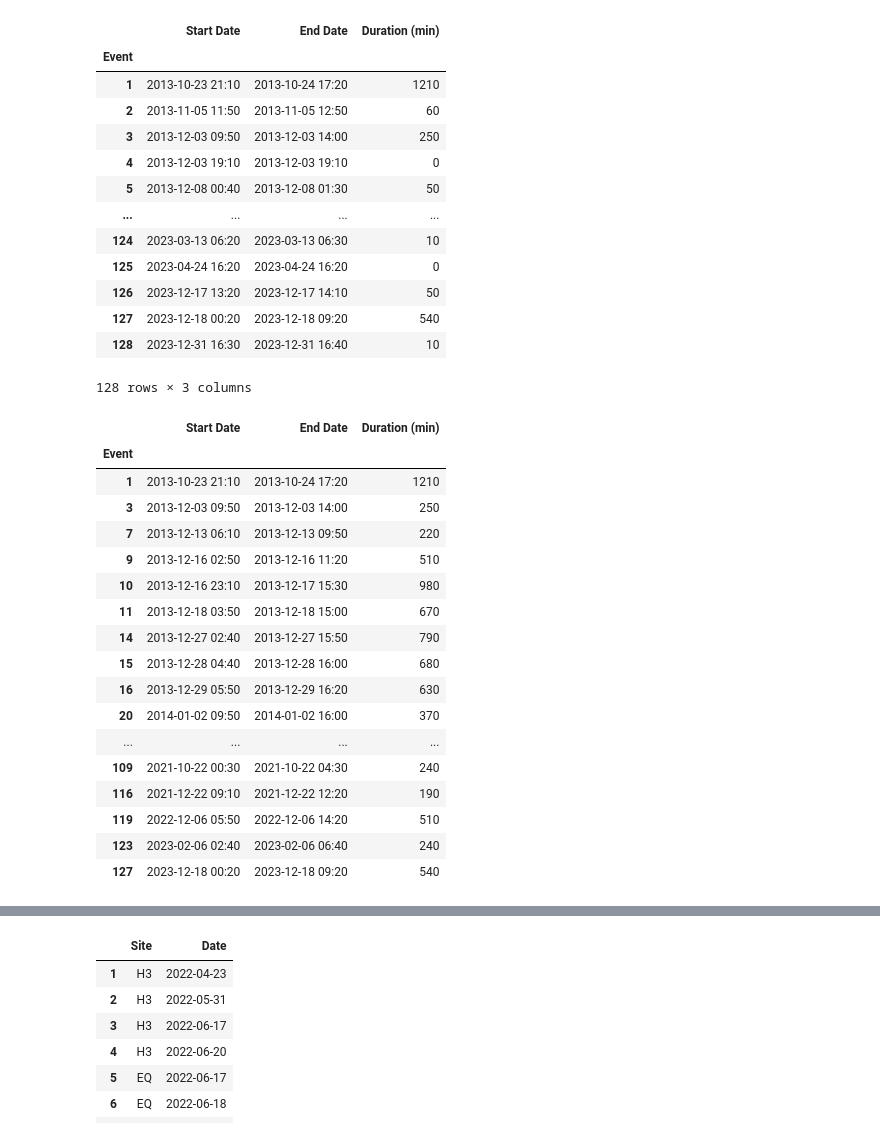
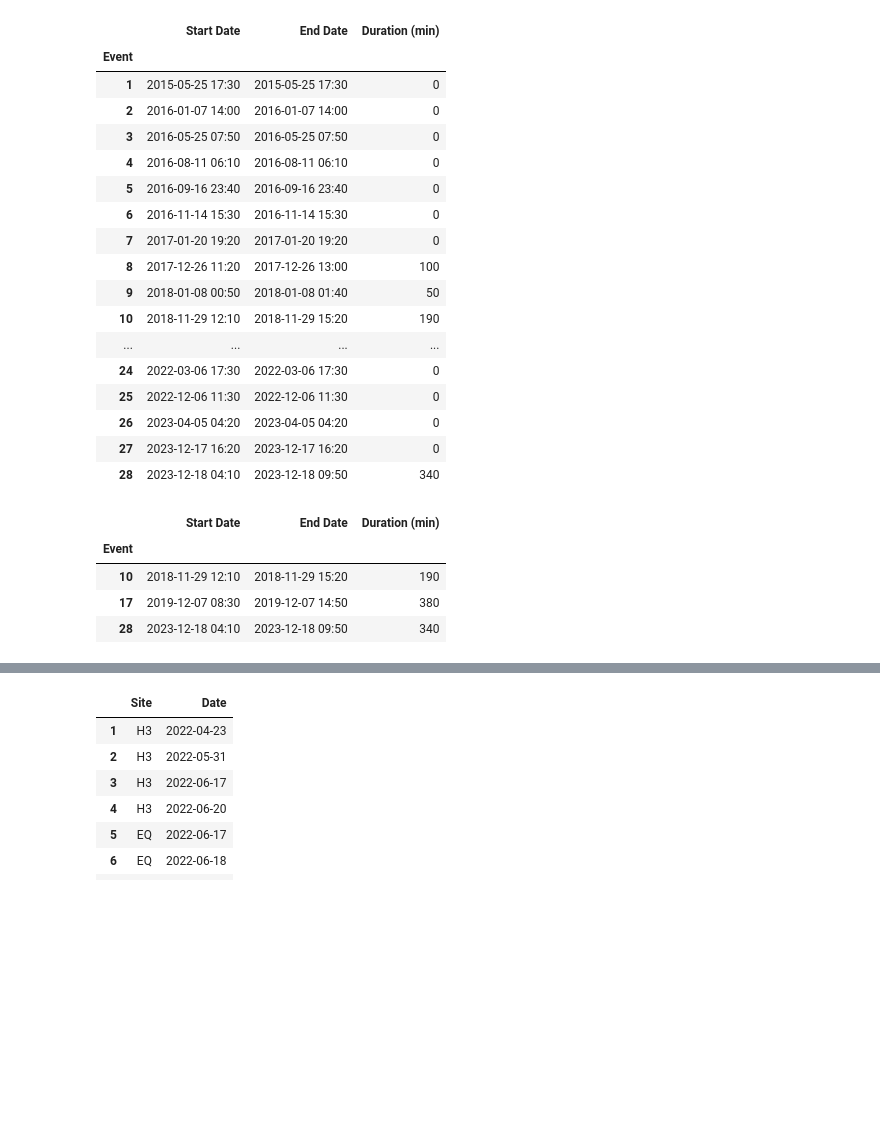
Before and after one commit to Bingham-Research-Center/gsl-dust, a Jupyter notebook: visibility.ipynb, the cells around one changed output, grey strips where cells are left out. Saved outputs shown, nothing was run; the diff lists cells and outputs as text; code cells hidden in the pictures; blank space fills up the shorter version.

```diff
--- a/visibility.ipynb
+++ b/visibility.ipynb
@@ -180,7 +181,7 @@ end_date = datetime.datetime(2024,1,1,0,0,0)
 stids_aq = {'Bountiful': 'QBV', 'Hawthorne': 'QHW', 'Weber': 'QHV'}
 
 # Now list the closest stid to each location that has visibility data
-stids_vis = {'Bountiful': 'UTLGP', 'Hawthorne': 'UTSUG', 'Weber': 'UTFRW'}
+stids_vis = {'Bountiful': 'UTLGP', 'Hawthorne': 'UT20', 'Weber': 'UTFRW'}
 
 vrbls = ["visibility",]
 
@@ -198,8 +199,9 @@ for loc, stid in stids_vis.items():
     stid_dict[loc] = _df
 
 # for sake of debugging
-# site = "Hawthorne"
-site = "Bountiful"
+site = "Hawthorne"
+# site = "Bountiful"
+# site = "Weber"
 
 stid = stids_vis[site]
 stid_df = stid_dict[site].copy(deep=True)
@@ -224,9 +226,8 @@ stid_df
 # %%
-# Now let's detect a "dust event" using the NWS definition of visibility < 400m for 3 hours
-# We can do this by creating a new column that is True if visibility < 400m
-# Visibility is in miles! So 400m = 0.248548 miles
-# TODO consider doing for quarter and half mile?
-viz_miles = 0.248548
+# Now let's detect a "dust event" using the NWS definition of visibility < 0.25 miles (402m) for 3 hours
+# We can do this by creating a new column that is True if visibility < 402m
+
+viz_miles = 0.25
 # viz_miles = 0.5
 stid_df['dust_threshold'] = stid_df['visibility'] < viz_miles
 
@@ -308,39 +309,31 @@ events_df
 # %% [output]
 |  | Start Date | End Date | Duration (min) |
 | Event |  |  |  |
-| 1 | 2013-10-23 21:10 | 2013-10-24 17:20 | 1210 |
-| 2 | 2013-11-05 11:50 | 2013-11-05 12:50 | 60 |
-| 3 | 2013-12-03 09:50 | 2013-12-03 14:00 | 250 |
-| 4 | 2013-12-03 19:10 | 2013-12-03 19:10 | 0 |
-| 5 | 2013-12-08 00:40 | 2013-12-08 01:30 | 50 |
+| 1 | 2015-05-25 17:30 | 2015-05-25 17:30 | 0 |
+| 2 | 2016-01-07 14:00 | 2016-01-07 14:00 | 0 |
+| 3 | 2016-05-25 07:50 | 2016-05-25 07:50 | 0 |
+| 4 | 2016-08-11 06:10 | 2016-08-11 06:10 | 0 |
+| 5 | 2016-09-16 23:40 | 2016-09-16 23:40 | 0 |
+| 6 | 2016-11-14 15:30 | 2016-11-14 15:30 | 0 |
+| 7 | 2017-01-20 19:20 | 2017-01-20 19:20 | 0 |
+| 8 | 2017-12-26 11:20 | 2017-12-26 13:00 | 100 |
+| 9 | 2018-01-08 00:50 | 2018-01-08 01:40 | 50 |
+| 10 | 2018-11-29 12:10 | 2018-11-29 15:20 | 190 |
 | ... | ... | ... | ... |
-| 124 | 2023-03-13 06:20 | 2023-03-13 06:30 | 10 |
-| 125 | 2023-04-24 16:20 | 2023-04-24 16:20 | 0 |
-| 126 | 2023-12-17 13:20 | 2023-12-17 14:10 | 50 |
-| 127 | 2023-12-18 00:20 | 2023-12-18 09:20 | 540 |
-| 128 | 2023-12-31 16:30 | 2023-12-31 16:40 | 10 |
+| 24 | 2022-03-06 17:30 | 2022-03-06 17:30 | 0 |
+| 25 | 2022-12-06 11:30 | 2022-12-06 11:30 | 0 |
+| 26 | 2023-04-05 04:20 | 2023-04-05 04:20 | 0 |
+| 27 | 2023-12-17 16:20 | 2023-12-17 16:20 | 0 |
+| 28 | 2023-12-18 04:10 | 2023-12-18 09:50 | 340 |
-128 rows × 3 columns
 # %%
 # Now subset to find only those cases where duration exceeds 180 min
-events_df[events_df["Duration (min)"] > 180]
+dust_events_df = events_df[events_df["Duration (min)"] > 180]
+dust_events_df
 # %% [output]
 |  | Start Date | End Date | Duration (min) |
 | Event |  |  |  |
-| 1 | 2013-10-23 21:10 | 2013-10-24 17:20 | 1210 |
-| 3 | 2013-12-03 09:50 | 2013-12-03 14:00 | 250 |
-| 7 | 2013-12-13 06:10 | 2013-12-13 09:50 | 220 |
-| 9 | 2013-12-16 02:50 | 2013-12-16 11:20 | 510 |
-| 10 | 2013-12-16 23:10 | 2013-12-17 15:30 | 980 |
-| 11 | 2013-12-18 03:50 | 2013-12-18 15:00 | 670 |
-| 14 | 2013-12-27 02:40 | 2013-12-27 15:50 | 790 |
-| 15 | 2013-12-28 04:40 | 2013-12-28 16:00 | 680 |
-| 16 | 2013-12-29 05:50 | 2013-12-29 16:20 | 630 |
-| 20 | 2014-01-02 09:50 | 2014-01-02 16:00 | 370 |
-| ... | ... | ... | ... |
-| 109 | 2021-10-22 00:30 | 2021-10-22 04:30 | 240 |
-| 116 | 2021-12-22 09:10 | 2021-12-22 12:20 | 190 |
-| 119 | 2022-12-06 05:50 | 2022-12-06 14:20 | 510 |
-| 123 | 2023-02-06 02:40 | 2023-02-06 06:40 | 240 |
-| 127 | 2023-12-18 00:20 | 2023-12-18 09:20 | 540 |
+| 10 | 2018-11-29 12:10 | 2018-11-29 15:20 | 190 |
+| 17 | 2019-12-07 08:30 | 2019-12-07 14:50 | 380 |
+| 28 | 2023-12-18 04:10 | 2023-12-18 09:50 | 340 |
 # %%
 # Find first location of dust event and plot the visibility time series 24 hours before and after
```
Also changed, not shown: parts of 8 cells of this notebook, 5 other files.
